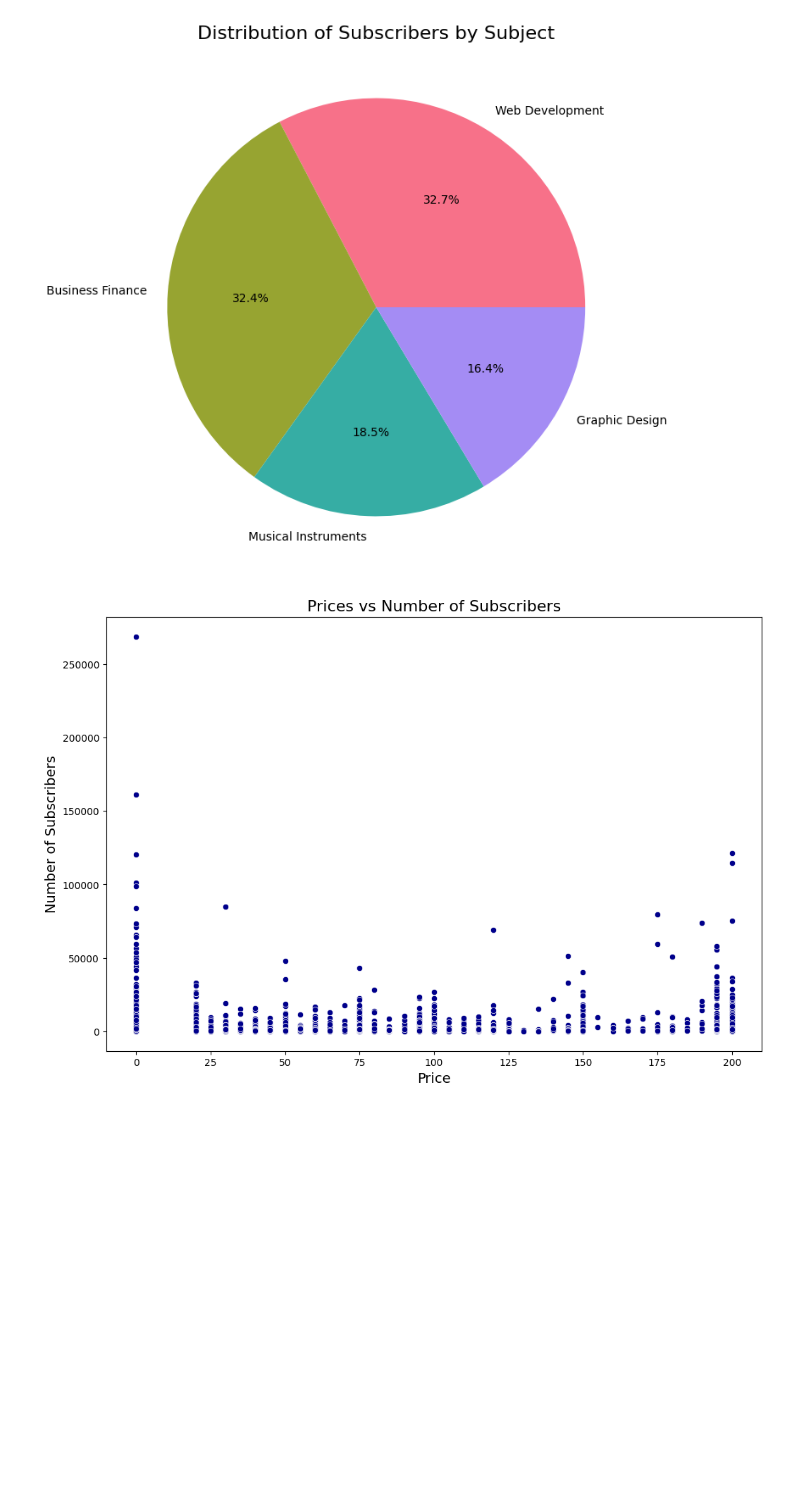
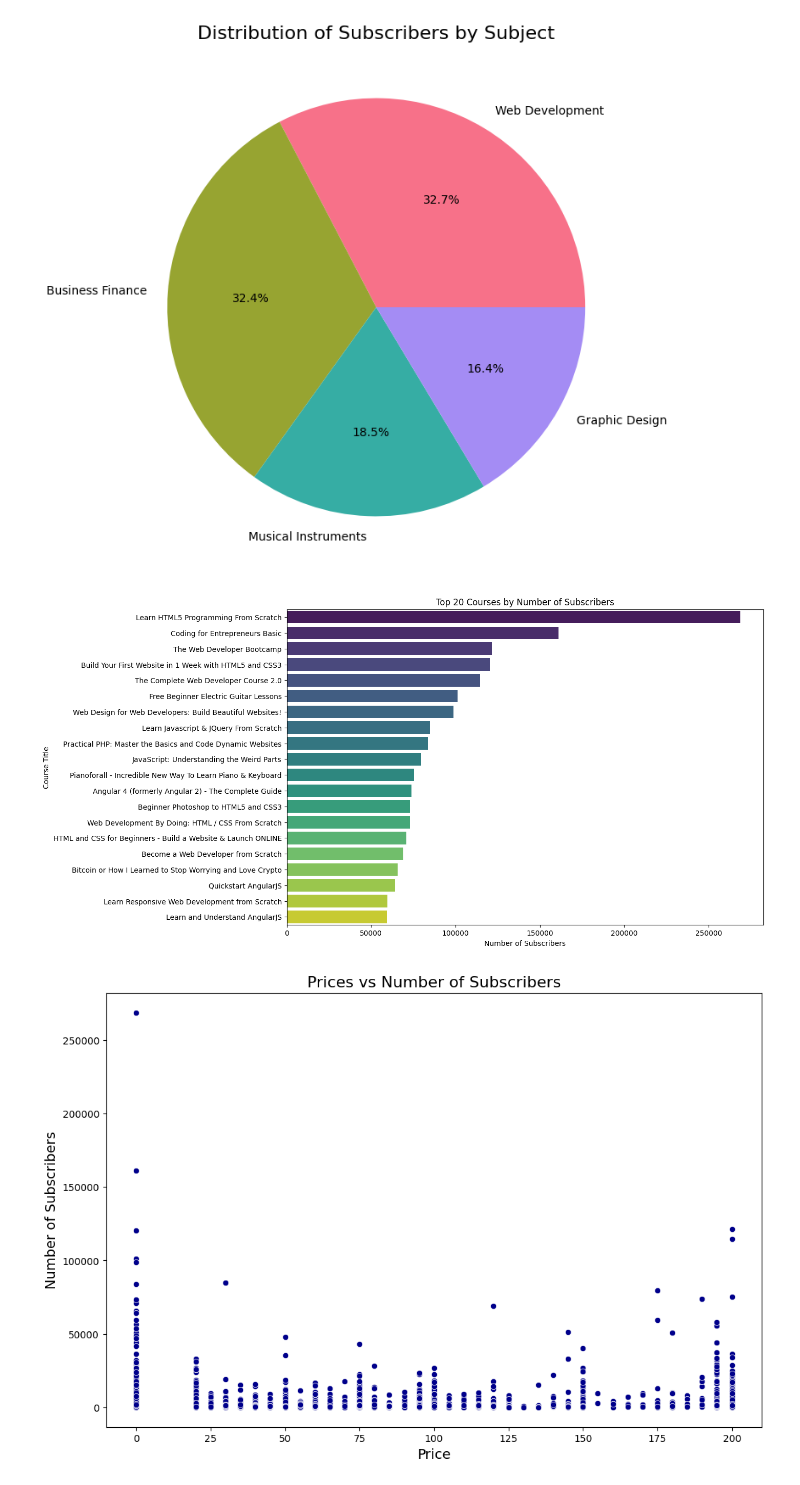
Before and after one commit to DianaKahar/Data-Science-Project-2, a Jupyter notebook: Project_2_Data_Science.ipynb, the cells around one changed output. Saved outputs shown, nothing was run; the diff lists cells and outputs as text; code cells hidden in the pictures; blank space fills up the shorter version.

```diff
--- a/Project_2_Data_Science.ipynb
+++ b/Project_2_Data_Science.ipynb
@@ -260,6 +260,17 @@ plt.title('Distribution of Subscribers by Subject', fontsize= 16)
 plt.show()
 # %% [output]
 [figure]
+# %%
+top_courses = df.nlargest(20, 'num_subscribers')
+
+plt.figure(figsize=(12, 8))
+sns.barplot(x='num_subscribers', y='course_title', data=top_courses, palette='viridis')
+plt.title('Top 20 Courses by Number of Subscribers')
+plt.xlabel('Number of Subscribers')
+plt.ylabel('Course Title')
+plt.show()
+# %% [output]
+[figure, added]
 # %%
 plt.figure(figsize=(12, 8))
 sns.scatterplot(x='price', y='num_subscribers', data=df, color='darkblue')
```
Also changed, not shown: parts of 2 cells of this notebook.
